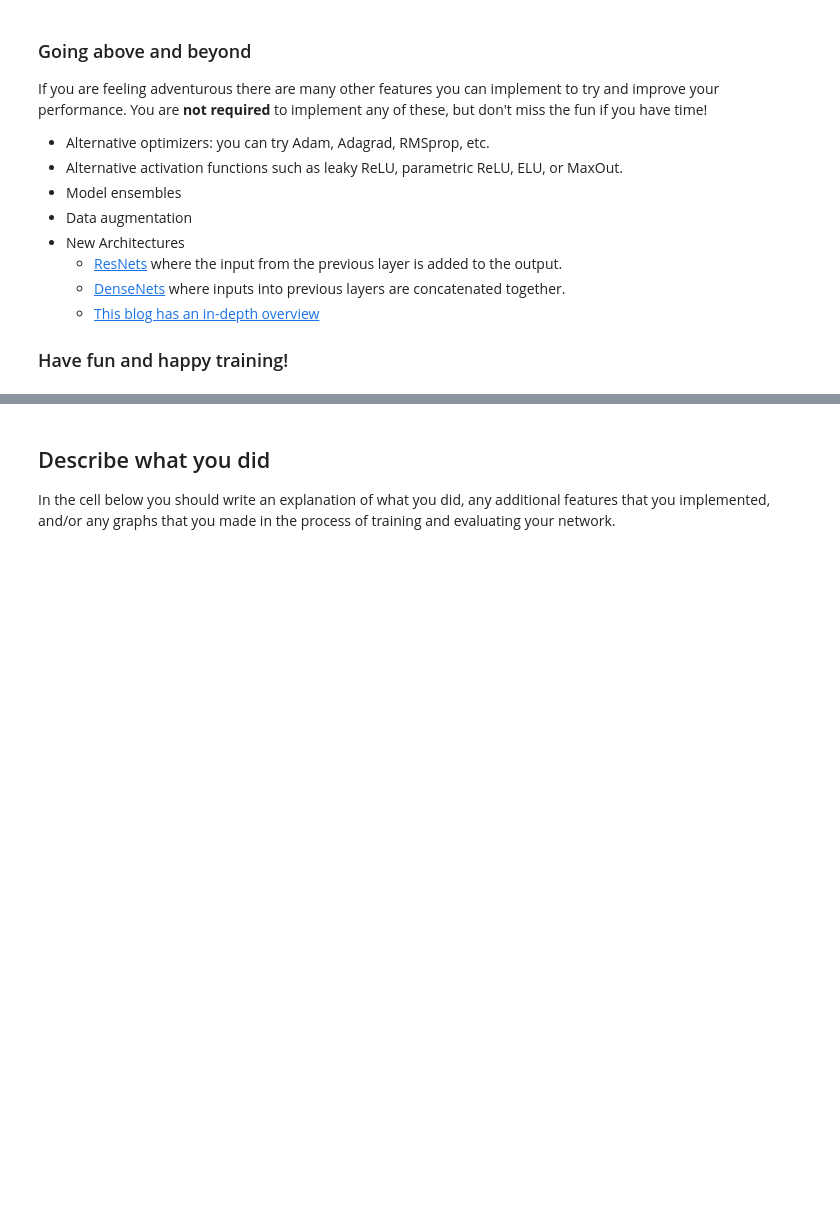
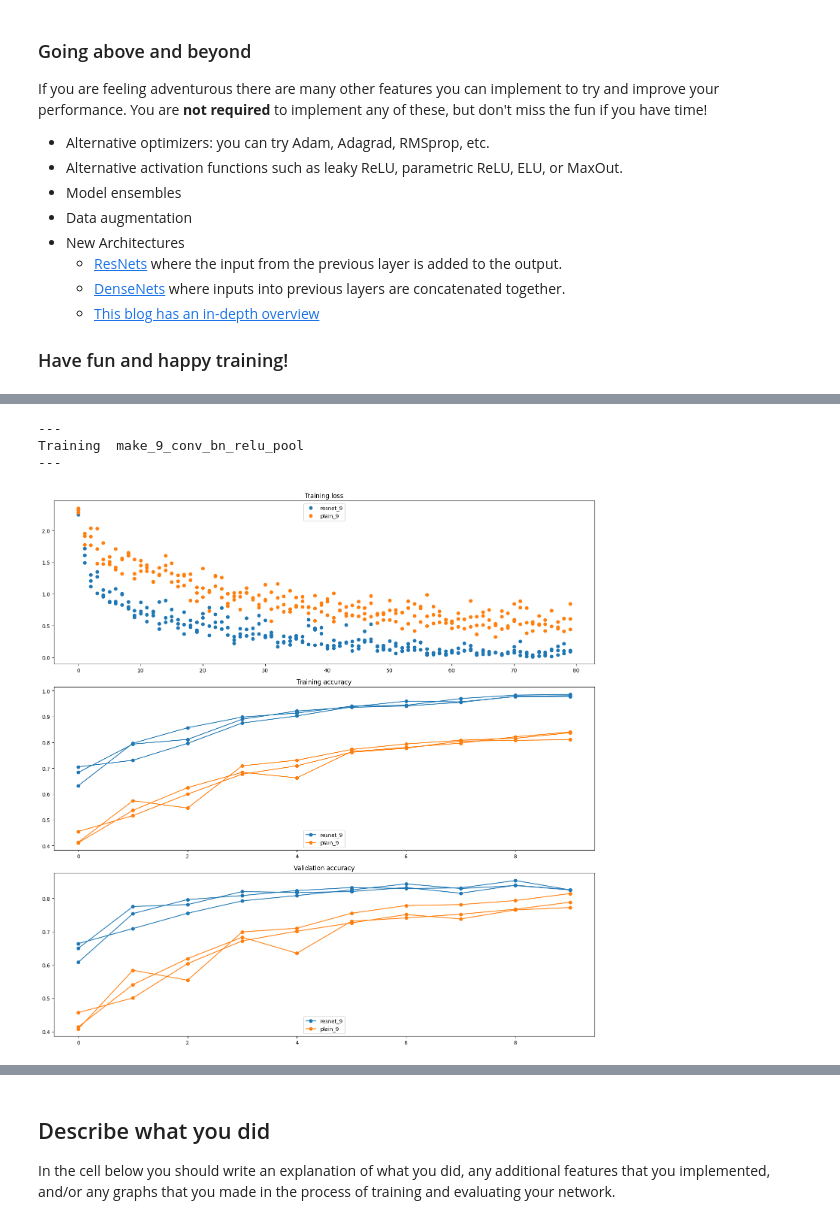
Before and after one commit to burichh/CS231n, a Jupyter notebook: assignment2/PyTorch.ipynb, the cells around one changed output, grey strips where cells are left out. Saved outputs shown, nothing was run; the diff lists cells and outputs as text; code cells hidden in the pictures; blank space fills up the shorter version.

```diff
--- a/assignment2/PyTorch.ipynb
+++ b/assignment2/PyTorch.ipynb
@@ -1328,0 +1148,18 @@ plt.show()
+# %%
+def make_9_conv_bn_relu_pool():
+    return ModelConvPoolLinear(num_of_conv=9, num_of_linear=1, use_batchnorm=True)
+
+model_generators = {
+    'plain_9': make_9_conv_bn_relu_pool
+}
+
+training_log_deep_conv_bn_relu_pool = train(model_generators)
+# %% [output]
+---
+Training  make_9_conv_bn_relu_pool
+---
+# %%
+training_log_deep_conv_bn_relu_pool['resnet_9'] = training_log_resnet['resnet_9'] # Add the resnet_9 training log for plotting.
+plot_loss_and_accuracies(training_log_deep_conv_bn_relu_pool)
+# %% [output]
+[figure, added]
```
Also changed, not shown: parts of 28 cells of this notebook, 4 other files.
